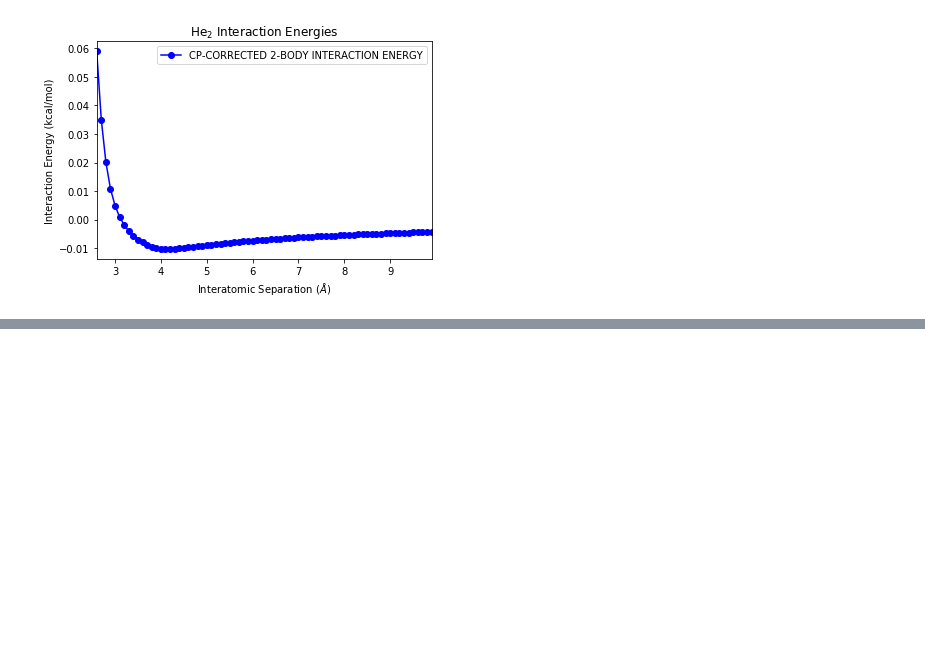
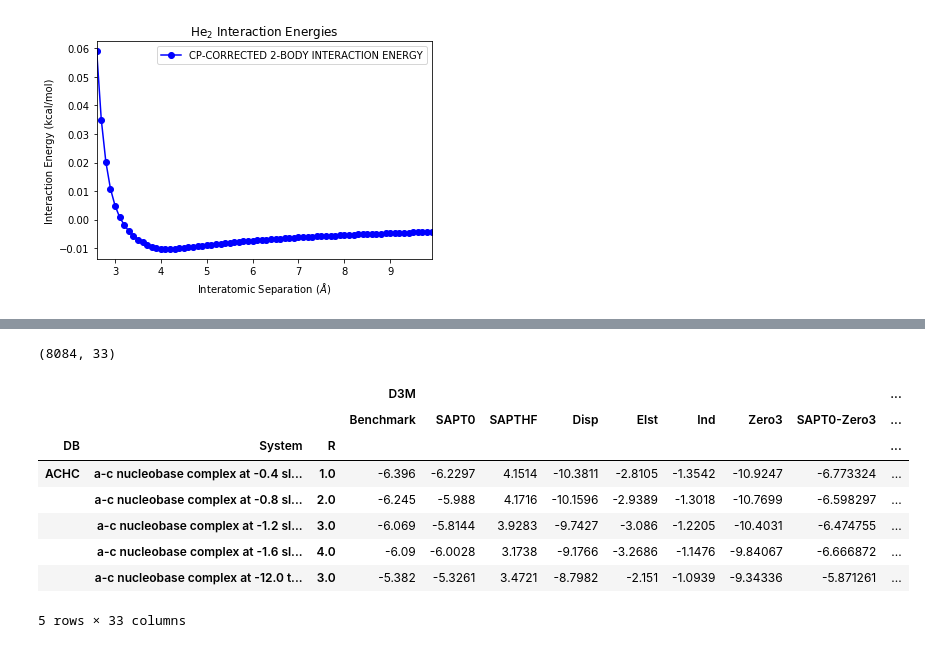
Before and after one commit to GT-IDEaS/Bootcamp2019, a Jupyter notebook: Day05/Sherrill_ML-for-Drug-Binding/quantum-chemistry-in-python.ipynb, the cells around one changed output, grey strips where cells are left out. Cells and saved outputs as stored; diff of their text form; code cells hidden in the pictures; blank space fills up the shorter version.

```diff
--- a/Day05/Sherrill_ML-for-Drug-Binding/quantum-chemistry-in-python.ipynb
+++ b/Day05/Sherrill_ML-for-Drug-Binding/quantum-chemistry-in-python.ipynb
@@ -106,0 +220,17 @@ Text(0.5, 1.0, 'SAPT0 vs. B3LYP-D3M(BJ) IE')
+# %%
+# Import SAPT, SAPT-D, & CCSD(T) Data
+saptd = pd.read_pickle('data/saptd-full.pkl')
+
+print(saptd.shape)
+saptd.head()
+# %% [output]
+(8084, 33)
+|  |  |  | D3M |  |  |  |  |  |  |  | ... |
+|  |  |  | Benchmark | SAPT0 | SAPTHF | Disp | Elst | Ind | Zero3 | SAPT0-Zero3 | ... |
+| DB | System | R |  |  |  |  |  |  |  |  | ... |
+| ACHC | a-c nucleobase complex at -0.4 sl... | 1.0 | -6.396 | -6.2297 | 4.1514 | -10.3811 | -2.8105 | -1.3542 | -10.9247 | -6.773324 | ... |
+|  | a-c nucleobase complex at -0.8 sl... | 2.0 | -6.245 | -5.988 | 4.1716 | -10.1596 | -2.9389 | -1.3018 | -10.7699 | -6.598297 | ... |
+|  | a-c nucleobase complex at -1.2 sl... | 3.0 | -6.069 | -5.8144 | 3.9283 | -9.7427 | -3.086 | -1.2205 | -10.4031 | -6.474755 | ... |
+|  | a-c nucleobase complex at -1.6 sl... | 4.0 | -6.09 | -6.0028 | 3.1738 | -9.1766 | -3.2686 | -1.1476 | -9.84067 | -6.666872 | ... |
+|  | a-c nucleobase complex at -12.0 t... | 3.0 | -5.382 | -5.3261 | 3.4721 | -8.7982 | -2.151 | -1.0939 | -9.34336 | -5.871261 | ... |
+5 rows × 33 columns
```
Also changed, not shown: parts of 18 cells of this notebook.
